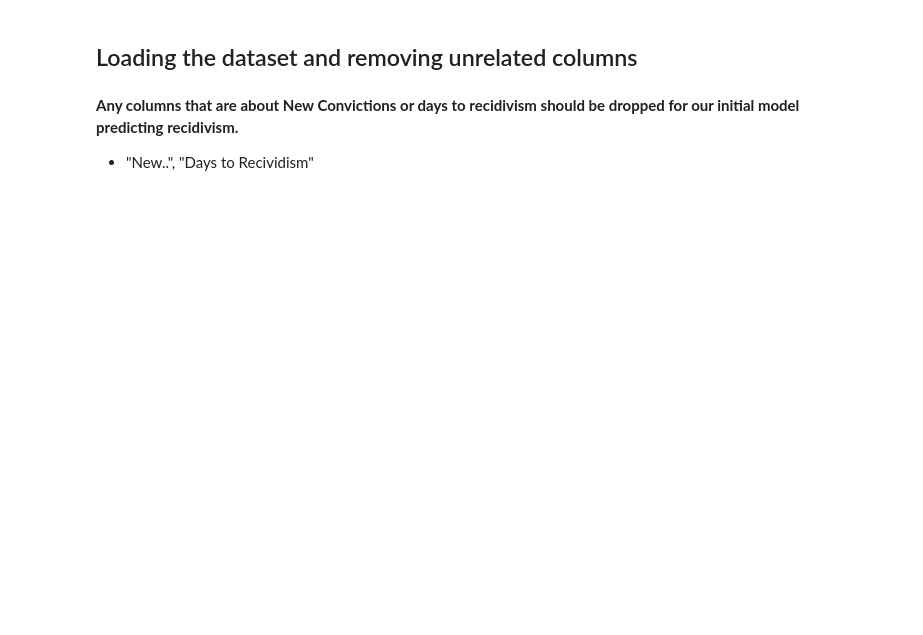
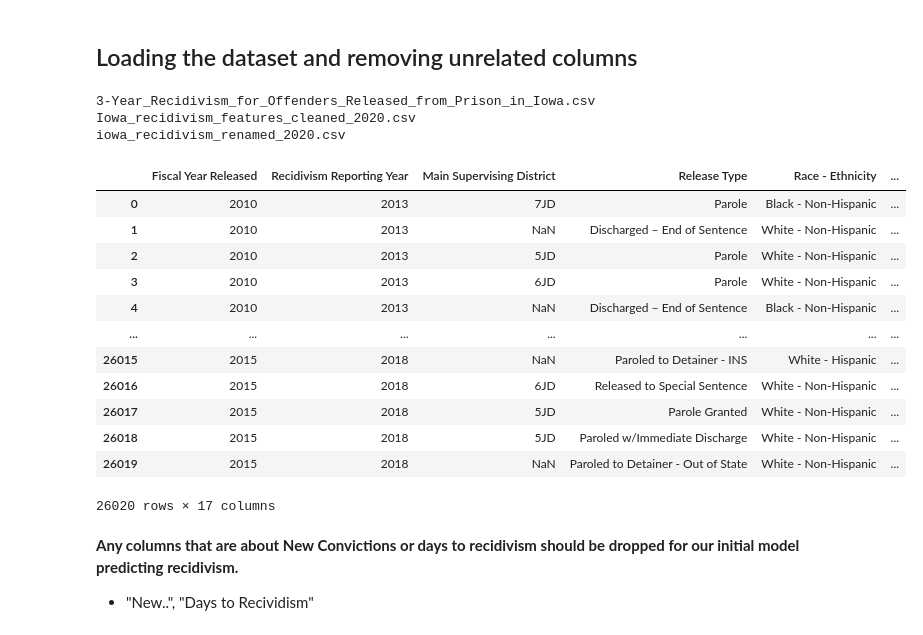
Before and after one commit to jirvingphd/iowa-prisoner-recidivism-mod-3-project, a Jupyter notebook: student-JMI-pruning-final.ipynb, the cells around one changed output. Drawn from its saved outputs; the diff is of its cells as text; code cells hidden in the pictures; blank space fills up the shorter version.

```diff
--- a/student-JMI-pruning-final.ipynb
+++ b/student-JMI-pruning-final.ipynb
@@ -145,0 +115,17 @@ from bs_ds.prettypandas import *
+# %%
+## Set Pandas Options
+pd_options = {
+    'display.max_rows'    : 200,
+    'display.max_info_rows':200,
+    'display.max_columns' : 0,
+#     'display.float_format':'${:,.2f}'.format
+}
+[pd.set_option(option, setting) for option, setting in pd_options.items()]
+
+
+## Set Plot Style
+plt.style.use('dark_background')
+
+## Suppress Warnings
+import warnings
+warnings.filterwarnings
@@ -155,3 +138,26 @@ df = pd.read_csv(full_all_prisoners_file)
+# %%
+ls data/
+# %% [output]
+3-Year_Recidivism_for_Offenders_Released_from_Prison_in_Iowa.csv
+Iowa_recidivism_features_cleaned_2020.csv
+iowa_recidivism_renamed_2020.csv
+# %%
+df = pd.read_csv('data/3-Year_Recidivism_for_Offenders_Released_from_Prison_in_Iowa.csv')
+df
+# %% [output]
+|  | Fiscal Year Released | Recidivism Reporting Year | Main Supervising District | Release Type | Race - Ethnicity | ... |
+| 0 | 2010 | 2013 | 7JD | Parole | Black - Non-Hispanic | ... |
+| 1 | 2010 | 2013 | NaN | Discharged – End of Sentence | White - Non-Hispanic | ... |
+| 2 | 2010 | 2013 | 5JD | Parole | White - Non-Hispanic | ... |
+| 3 | 2010 | 2013 | 6JD | Parole | White - Non-Hispanic | ... |
+| 4 | 2010 | 2013 | NaN | Discharged – End of Sentence | Black - Non-Hispanic | ... |
+| ... | ... | ... | ... | ... | ... | ... |
+| 26015 | 2015 | 2018 | NaN | Paroled to Detainer - INS | White - Hispanic | ... |
+| 26016 | 2015 | 2018 | 6JD | Released to Special Sentence | White - Non-Hispanic | ... |
+| 26017 | 2015 | 2018 | 5JD | Parole Granted | White - Non-Hispanic | ... |
+| 26018 | 2015 | 2018 | 5JD | Paroled w/Immediate Discharge | White - Non-Hispanic | ... |
+| 26019 | 2015 | 2018 | NaN | Paroled to Detainer - Out of State | White - Non-Hispanic | ... |
+26020 rows × 17 columns
 # %% [markdown]
 **Any columns that are about New Convictions or days to recidivism should be dropped for our initial model predicting recidivism.**
 - "New..", "Days to Recividism"
```
Also changed, not shown: parts of 35 cells of this notebook, 14 other files.
